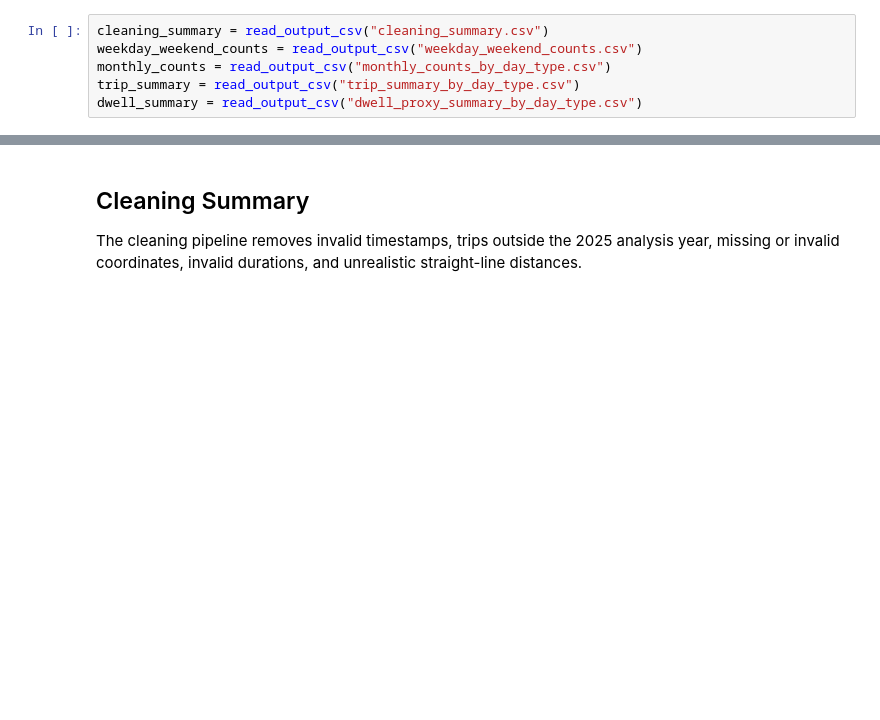
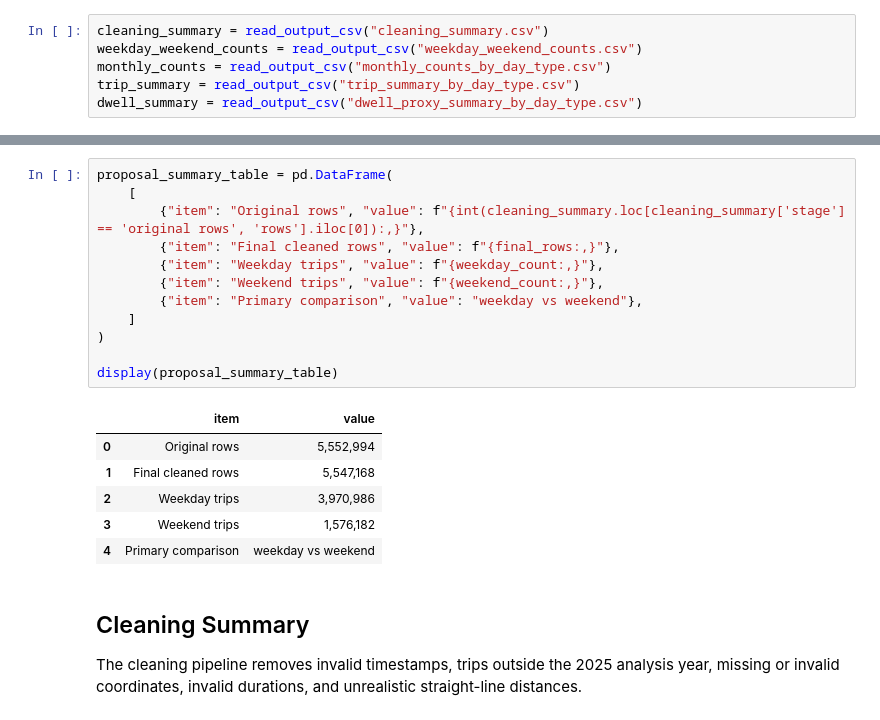
Before and after one commit to peteryu0131/CSC588B_Project_Code, a Jupyter notebook: notebooks/proposal_summary.ipynb, the cells around one changed output, grey strips where cells are left out. Cells and saved outputs as stored; diff of their text form; blank space fills up the shorter version.

```diff
--- a/notebooks/proposal_summary.ipynb
+++ b/notebooks/proposal_summary.ipynb
@@ -71,3 +123,22 @@ dwell_summary = read_output_csv("dwell_proxy_summary_by_day_type.csv")
+# %%
+proposal_summary_table = pd.DataFrame(
+    [
+        {"item": "Original rows", "value": f"{int(cleaning_summary.loc[cleaning_summary['stage'] == 'original rows', 'rows'].iloc[0]):,}"},
+        {"item": "Final cleaned rows", "value": f"{final_rows:,}"},
+        {"item": "Weekday trips", "value": f"{weekday_count:,}"},
+        {"item": "Weekend trips", "value": f"{weekend_count:,}"},
+        {"item": "Primary comparison", "value": "weekday vs weekend"},
+    ]
+)
+
+display(proposal_summary_table)
+# %% [output]
+|  | item | value |
+| 0 | Original rows | 5,552,994 |
+| 1 | Final cleaned rows | 5,547,168 |
+| 2 | Weekday trips | 3,970,986 |
+| 3 | Weekend trips | 1,576,182 |
+| 4 | Primary comparison | weekday vs weekend |
 # %% [markdown]
 ## Cleaning Summary
 
```
Also changed, not shown: parts of 18 cells of this notebook, 3 other files.
